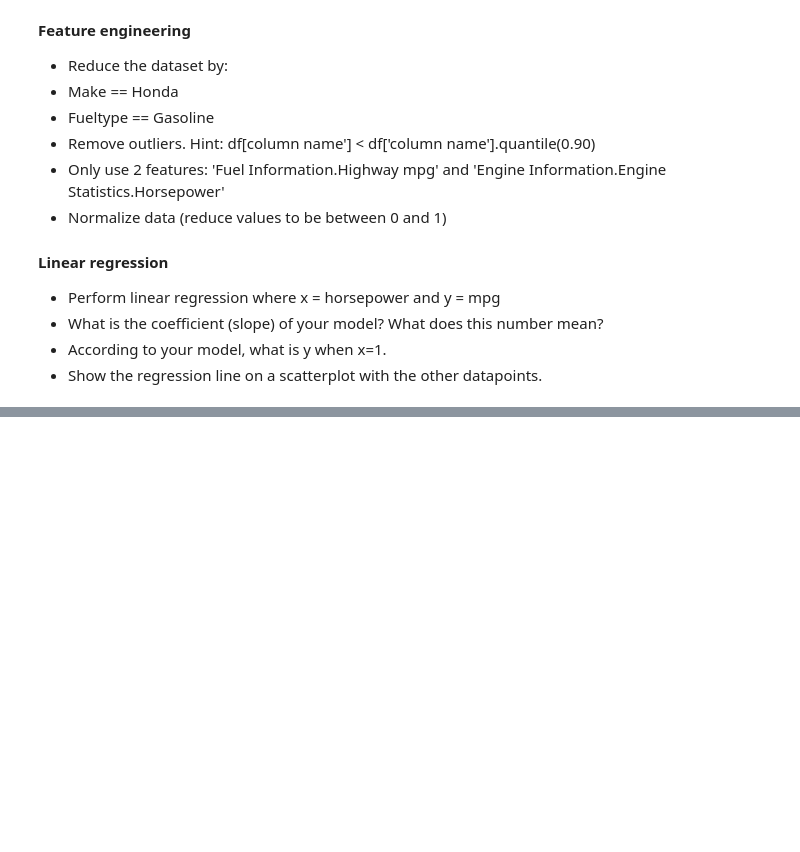
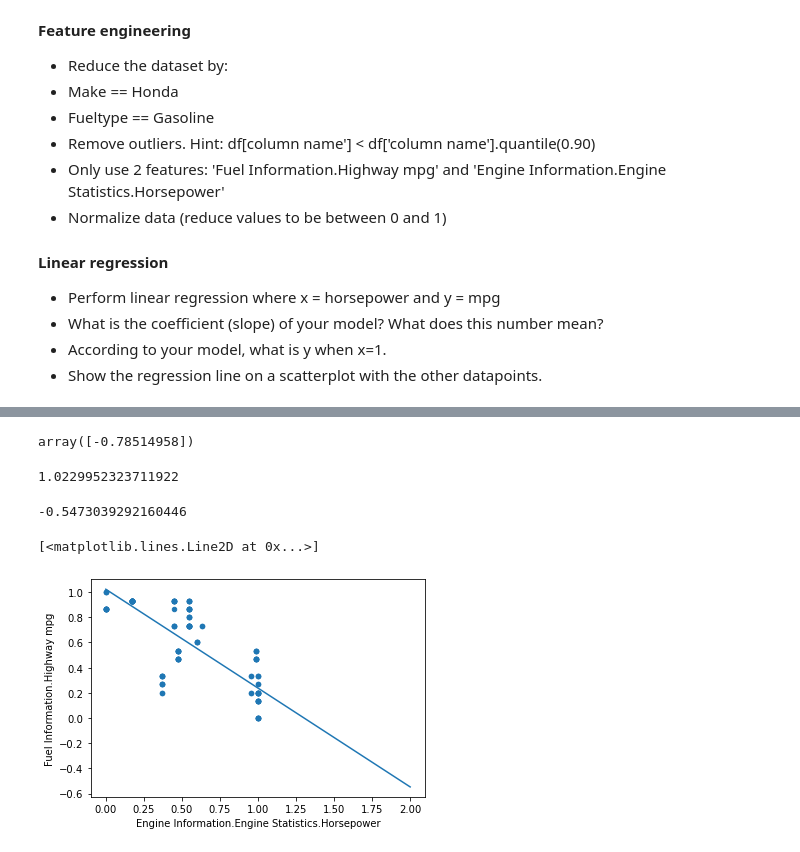
Before and after one commit to Abed01-lab/python_handin_template, a Jupyter notebook: Week9.ipynb, the cells around one changed output, grey strips where cells are left out. Drawn from its saved outputs; the diff is of its cells as text; code cells hidden in the pictures; blank space fills up the shorter version.

```diff
--- a/Week9.ipynb
+++ b/Week9.ipynb
@@ -48,0 +71,32 @@ df
+# %%
+import sklearn
+import sklearn.linear_model
+
+xaxis = scaled['Fuel Information.Highway mpg']
+yaxis = scaled['Engine Information.Engine Statistics.Horsepower']
+
+reshape = np.array(xaxis).reshape(-1, 1)
+
+model = sklearn.linear_model.LinearRegression()
+fit_model = model.fit(reshape, yaxis)
+
+fit_model.coef_
+# %% [output]
+array([-0.78514958])
+# %%
+fit_model.intercept_
+# %% [output]
+1.0229952323711922
+# %%
+predicted = model.predict(reshape)
+target = 2
+prediction = model.predict([[target]])
+print('{}'.format(prediction[0]))
+#predicted
+
+scaled.plot.scatter(x=1, y=0)
+plt.plot([0,target], [1.0229952323711924,prediction[0]])
+# %% [output]
+-0.5473039292160446
+[<matplotlib.lines.Line2D at 0x...>]
+[figure, added]
```
Also changed, not shown: parts of 4 cells of this notebook, 6 other files.
